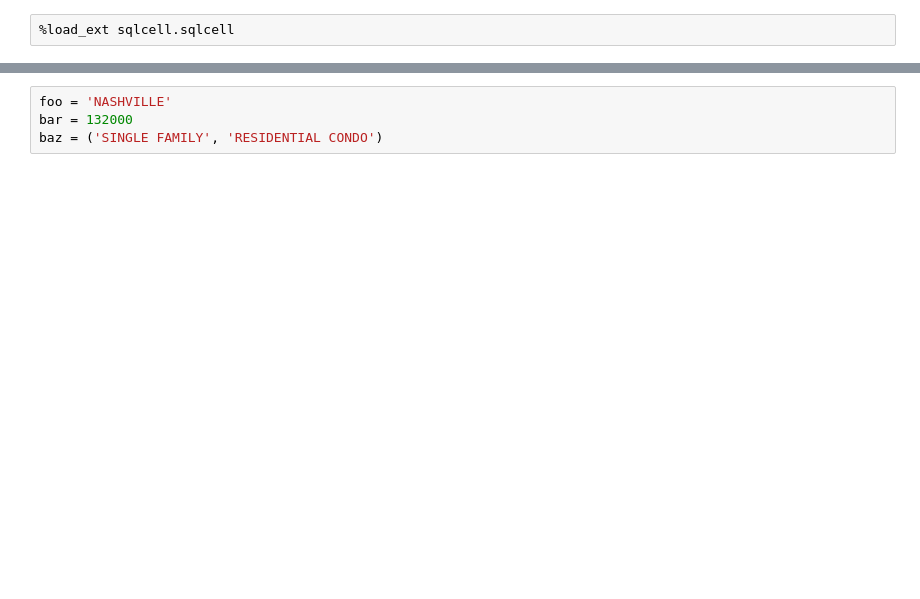
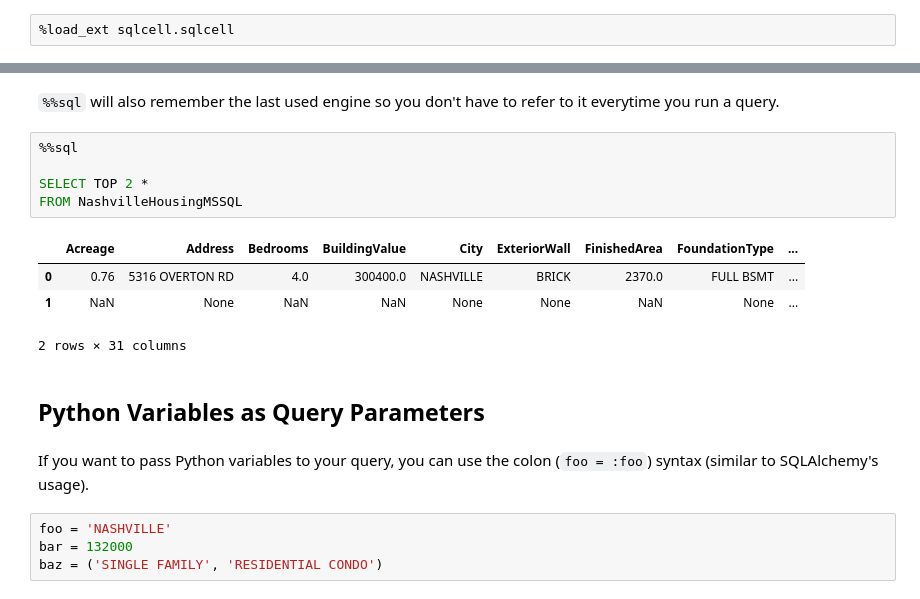
Before and after one commit to tmthyjames/SQLCell, a Jupyter notebook: sqlcell_demo.ipynb, the cells around one changed output, grey strips where cells are left out. Cells and saved outputs as stored; diff of their text form; blank space fills up the shorter version.

```diff
--- a/sqlcell_demo.ipynb
+++ b/sqlcell_demo.ipynb
@@ -39,3 +62,19 @@ select 1 as "Foo"
+# %% [markdown]
+`%%sql` will also remember the last used engine so you don't have to refer to it everytime you run a query.
+# %%
+%%sql
+
+SELECT TOP 2 *
+FROM NashvilleHousingMSSQL
+# %% [output]
+|  | Acreage | Address | Bedrooms | BuildingValue | City | ExteriorWall | FinishedArea | FoundationType | ... |
+| 0 | 0.76 | 5316 OVERTON RD | 4.0 | 300400.0 | NASHVILLE | BRICK | 2370.0 | FULL BSMT | ... |
+| 1 | NaN | None | NaN | NaN | None | None | NaN | None | ... |
+2 rows × 31 columns
+# %% [markdown]
+## Python Variables as Query Parameters
+# %% [markdown]
+If you want to pass Python variables to your query, you can use the colon (`foo = :foo`) syntax (similar to SQLAlchemy's usage).
 # %%
 foo = 'NASHVILLE'
 bar = 132000
```
Also changed, not shown: parts of 46 cells of this notebook, 5 other files.
